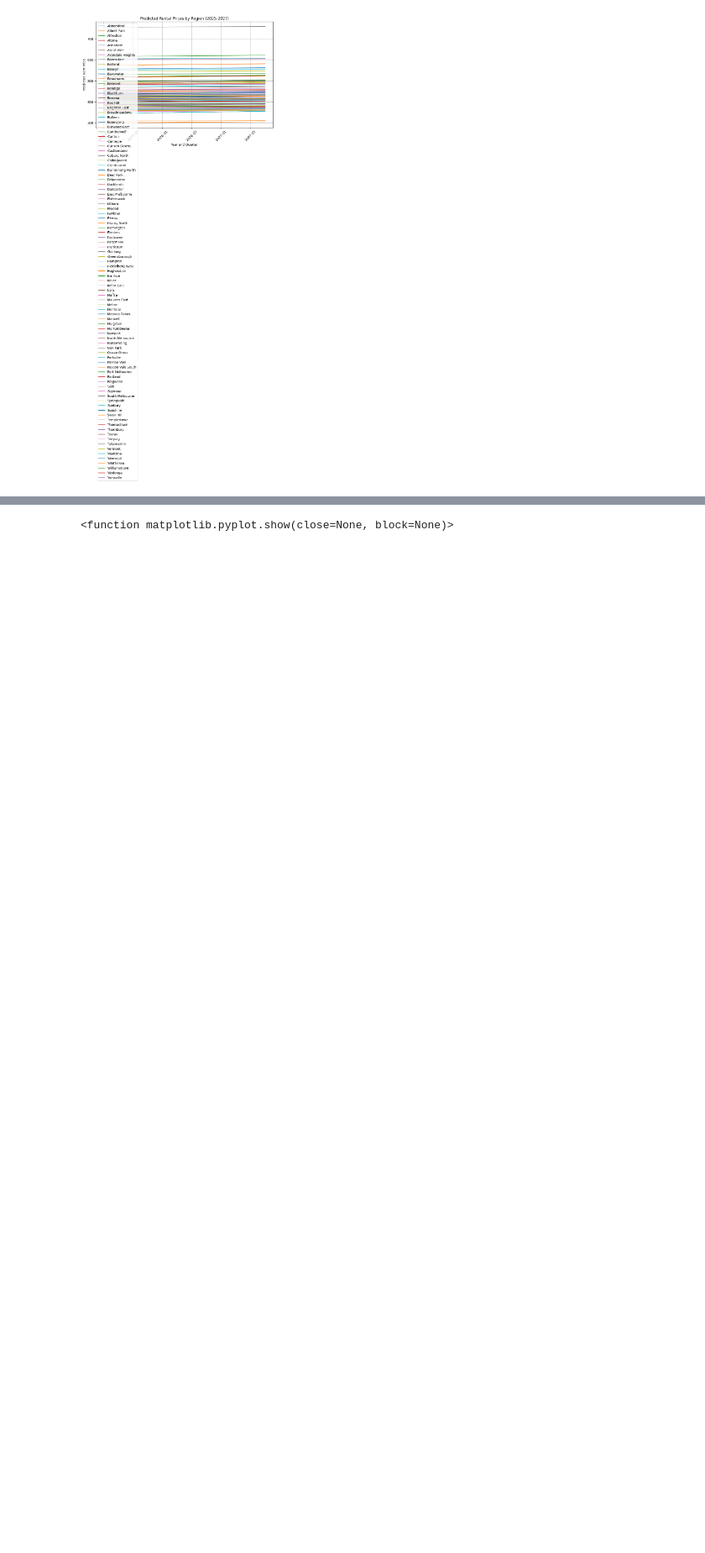
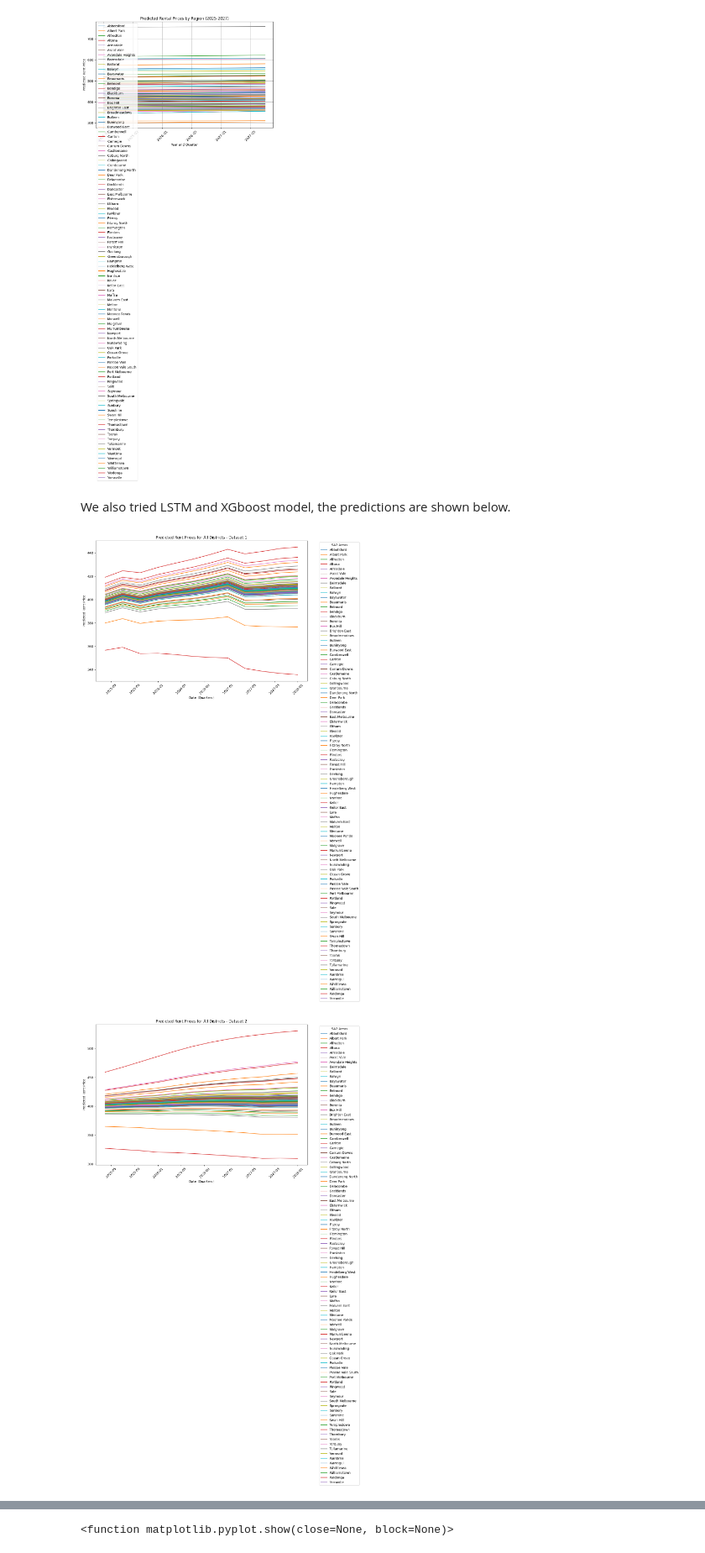
Before and after one commit to MAST30034-AppliedDataScience/project-2-group-real-estate-industry-project-5, a Jupyter notebook: notebooks/notebook_final.ipynb, the cells around one changed output, grey strips where cells are left out. Shown at 84% size. Saved outputs shown, nothing was run; the diff lists cells and outputs as text; code cells hidden in the pictures; blank space fills up the shorter version.

```diff
--- a/notebooks/notebook_final.ipynb
+++ b/notebooks/notebook_final.ipynb
@@ -132,4 +132,15 @@ plt.legend(loc='upper left')
 plt.show()
 # %% [output]
 [figure]
+# %% [markdown]
+We also tried LSTM and XGboost model, the predictions are shown below.
+# %%
+from IPython.display import Image, display
+
+
+display(Image(filename='../plots/predicted_rent_prices_dataset_1.png'))
+display(Image(filename='../plots/predicted_rent_prices_dataset_2.png'))
+# %% [output]
+[figure, added]
+[figure, added]
 # %% [markdown]
```
Also changed, not shown: parts of 1 cell of this notebook, 1 other file.
